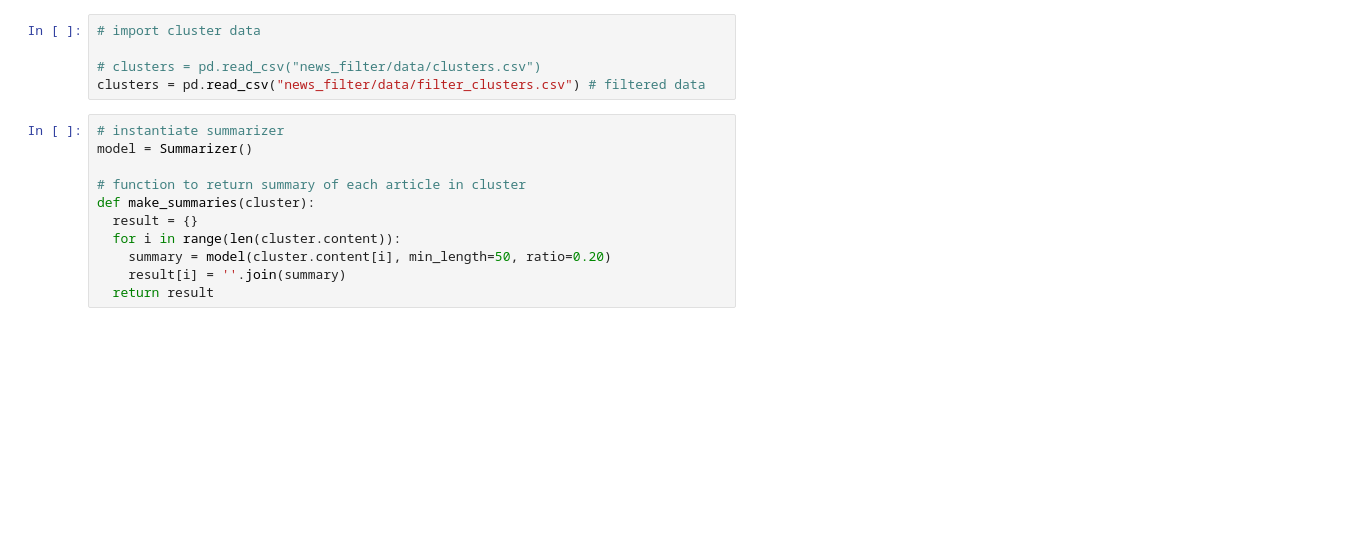
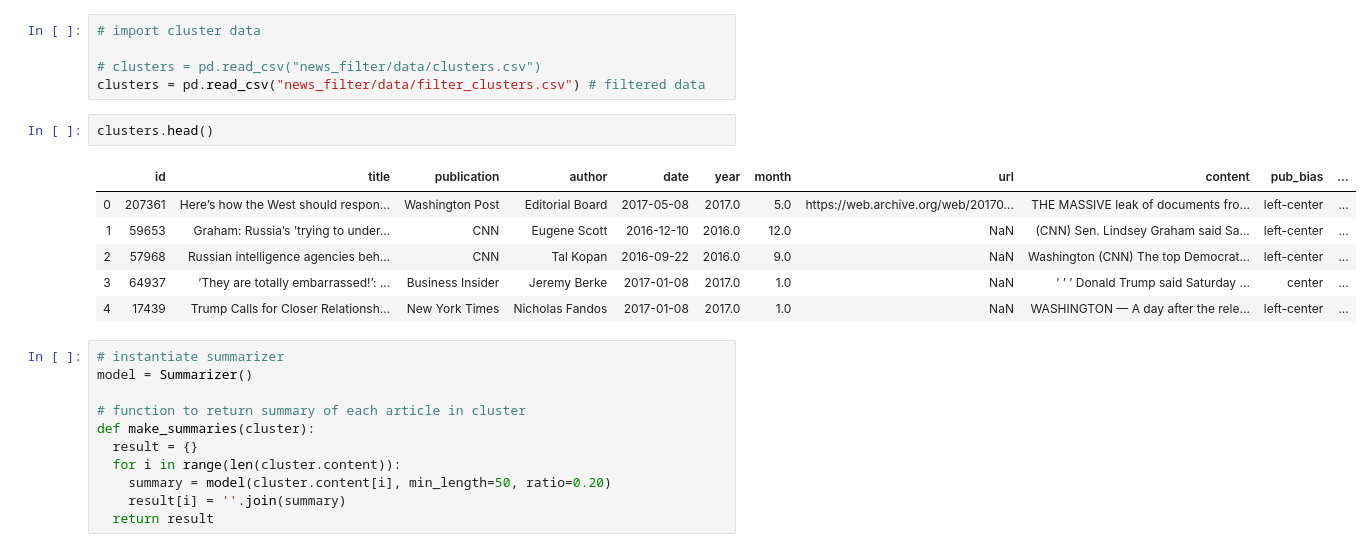
Before and after one commit to s-miramontes/News_Filter, a Jupyter notebook: notebooks/summarize_training.ipynb, the cells around one changed output. Drawn from its saved outputs; the diff is of its cells as text; blank space fills up the shorter version.

```diff
--- a/notebooks/summarize_training.ipynb
+++ b/notebooks/summarize_training.ipynb
@@ -34,6 +34,15 @@ import tensorflow_hub as hub
 
 # clusters = pd.read_csv("news_filter/data/clusters.csv")
 clusters = pd.read_csv("news_filter/data/filter_clusters.csv") # filtered data
+# %%
+clusters.head()
+# %% [output]
+|  | id | title | publication | author | date | year | month | url | content | pub_bias | ... |
+| 0 | 207361 | Here’s how the West should respon... | Washington Post | Editorial Board | 2017-05-08 | 2017.0 | 5.0 | https://web.archive.org/web/20170... | THE MASSIVE leak of documents fro... | left-center | ... |
+| 1 | 59653 | Graham: Russia’s ’trying to under... | CNN | Eugene Scott | 2016-12-10 | 2016.0 | 12.0 | NaN | (CNN) Sen. Lindsey Graham said Sa... | left-center | ... |
+| 2 | 57968 | Russian intelligence agencies beh... | CNN | Tal Kopan | 2016-09-22 | 2016.0 | 9.0 | NaN | Washington (CNN) The top Democrat... | left-center | ... |
+| 3 | 64937 | ’They are totally embarrassed!’: ... | Business Insider | Jeremy Berke | 2017-01-08 | 2017.0 | 1.0 | NaN | ’ ’ ’ Donald Trump said Saturday ... | center | ... |
+| 4 | 17439 | Trump Calls for Closer Relationsh... | New York Times | Nicholas Fandos | 2017-01-08 | 2017.0 | 1.0 | NaN | WASHINGTON — A day after the rele... | left-center | ... |
 # %%
 # instantiate summarizer
 model = Summarizer()
```
Also changed, not shown: parts of 3 cells of this notebook.
